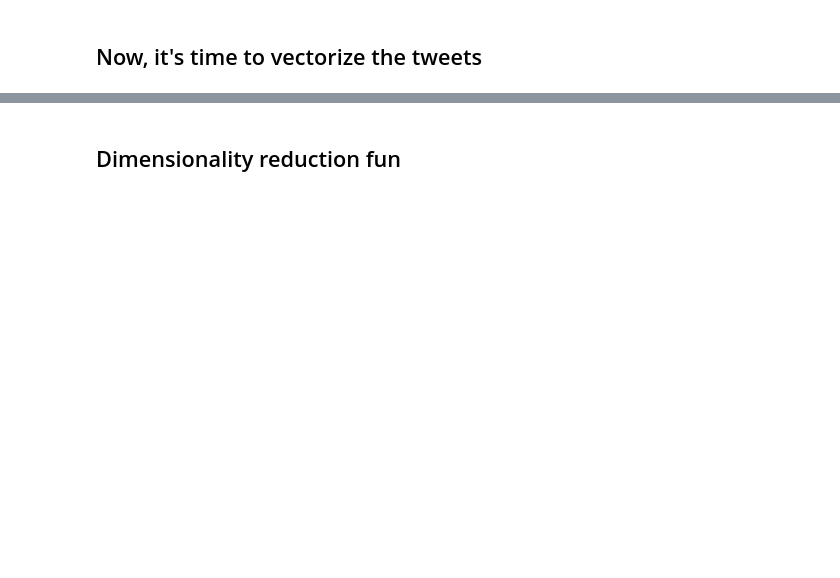
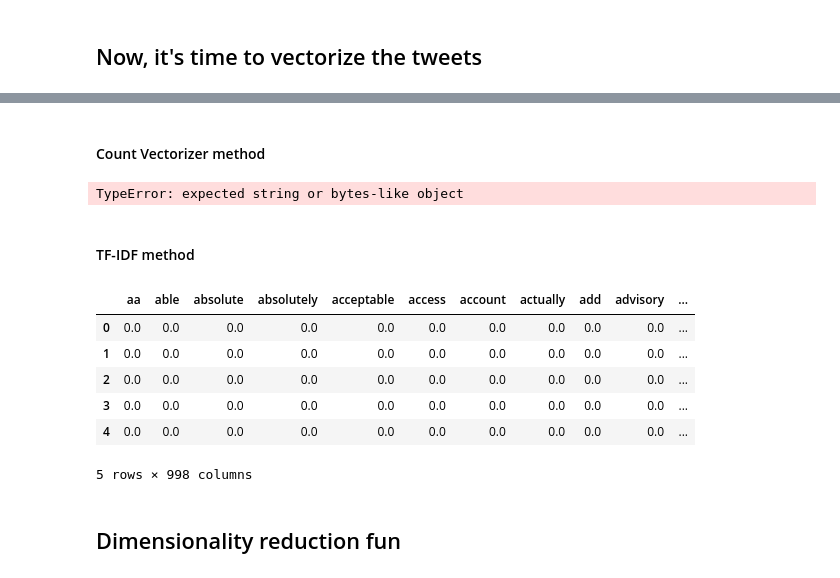
Before and after one commit to Auste1989/metis_projects, a Jupyter notebook: Customer_Review_Sentiment_Analysis/Customer_Review_Sentiment_Analysis_Modelling.ipynb, the cells around one changed output, grey strips where cells are left out. Saved outputs shown, nothing was run; the diff lists cells and outputs as text; code cells hidden in the pictures; blank space fills up the shorter version.

```diff
--- a/Customer_Review_Sentiment_Analysis/Customer_Review_Sentiment_Analysis_Modelling.ipynb
+++ b/Customer_Review_Sentiment_Analysis/Customer_Review_Sentiment_Analysis_Modelling.ipynb
@@ -72,3 +130,6 @@ from nltk.corpus import stopwords
 #Moving forward read from pickle rather than repeat above steps
 with open('negative_tweets.pkl', 'rb') as picklefile:
     negative_tweets = pickle.load(picklefile)
+# %%
+negative_tweets = negative_tweets.drop(columns=['tweet', 'retweet_count', 'sentiment'])
+negative_tweets.head()
@@ -75,2 +143,6 @@ with open('negative_tweets.pkl', 'rb') as picklefile:
 # %% [markdown]
 ## Now, it's time to vectorize the tweets
+# %%
+#Some prep work (lemmatize)
+tweet_col = negative_tweets['tweet_clean']
+tweet_col = [lemmatize(tweet) for tweet in tweet_col]
@@ -77,15 +162,26 @@ with open('negative_tweets.pkl', 'rb') as picklefile:
 # %%
 #Some prep work
 stop = stopwords.words('english')
-stop += ['.', ',', '(', ')', "'", '"']
+stop += ['.', ',', '(', ')', "'", '"', '!', ':', 'yes', 'no']
 stop = set(stop)
+# %% [markdown]
+#### Count Vectorizer method
+# %%
+params = {
+            'strip_accents': 'ascii',
+            'lowercase': True,
+            'stop_words': stop,
+            'max_df': 0.5,
+            'min_df': 10,
+            'ngram_range': (1, 2)
+         }
 # %%
 #Count vectorizer case
-count_vec = CountVectorizer(stop_words=stop, ngram_range=(1,2))
-count_vec.fit(neg_tweets)
+count_vec = CountVectorizer(**params)
 
-print(vectorizer.get_feature_names(neg_tweets))
-#neg_tweets_cv = vectorizer.transform(neg_tweets)
-#neg_tweets_cv = neg_tweets_cv.toarray()
-#neg_tweets_cv = pd.DataFrame(neg_tweets_cv, columns=count_vex.get_feature_names())
-#neg_tweets_cv.head()
+negative_tweets_cv = count_vec.fit_transform(tweet_col)
+negative_tweets_cv = negative_tweets_cv.toarray()
+negative_tweets_cv = pd.DataFrame(negative_tweets_cv, columns=count_vec.get_feature_names())
+negative_tweets_cv.head()
+# %% [output]
+TypeError: expected string or bytes-like object
@@ -96,2 +188,19 @@ doc_vectors = tfidf_vec.fit_transform(neg_tweets)
+# %% [markdown]
+#### TF-IDF method
+# %%
+#TF-IDF
+tfidf_vec = TfidfVectorizer(**params)
+negative_tweets_tfidf = tfidf_vec.fit_transform(tweet_col)
+negative_tweets_tfidf = negative_tweets_tfidf.toarray()
+negative_tweets_tfidf = pd.DataFrame(negative_tweets_tfidf, columns=tfidf_vec.get_feature_names())
+negative_tweets_tfidf.head()
+# %% [output]
+|  | aa | able | absolute | absolutely | acceptable | access | account | actually | add | advisory | ... |
+| 0 | 0.0 | 0.0 | 0.0 | 0.0 | 0.0 | 0.0 | 0.0 | 0.0 | 0.0 | 0.0 | ... |
+| 1 | 0.0 | 0.0 | 0.0 | 0.0 | 0.0 | 0.0 | 0.0 | 0.0 | 0.0 | 0.0 | ... |
+| 2 | 0.0 | 0.0 | 0.0 | 0.0 | 0.0 | 0.0 | 0.0 | 0.0 | 0.0 | 0.0 | ... |
+| 3 | 0.0 | 0.0 | 0.0 | 0.0 | 0.0 | 0.0 | 0.0 | 0.0 | 0.0 | 0.0 | ... |
+| 4 | 0.0 | 0.0 | 0.0 | 0.0 | 0.0 | 0.0 | 0.0 | 0.0 | 0.0 | 0.0 | ... |
+5 rows × 998 columns
 # %% [markdown]
 ## Dimensionality reduction fun
```
Also changed, not shown: parts of 24 cells of this notebook, 2 other files.
